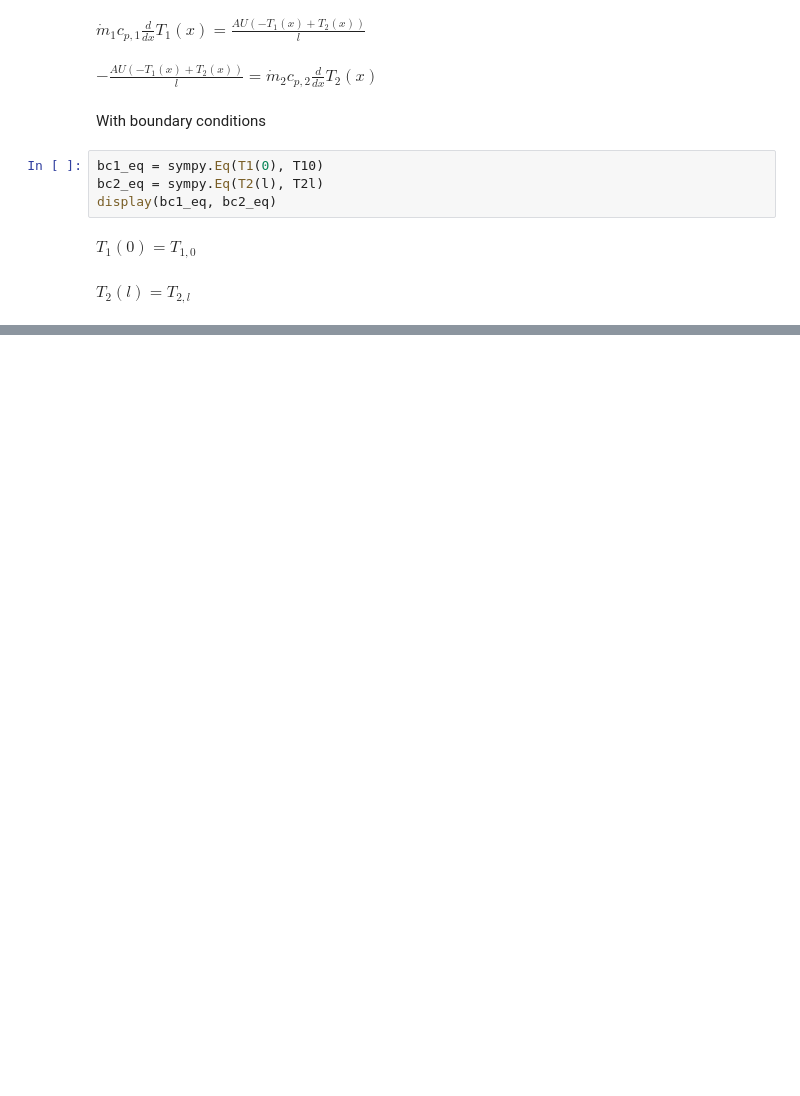
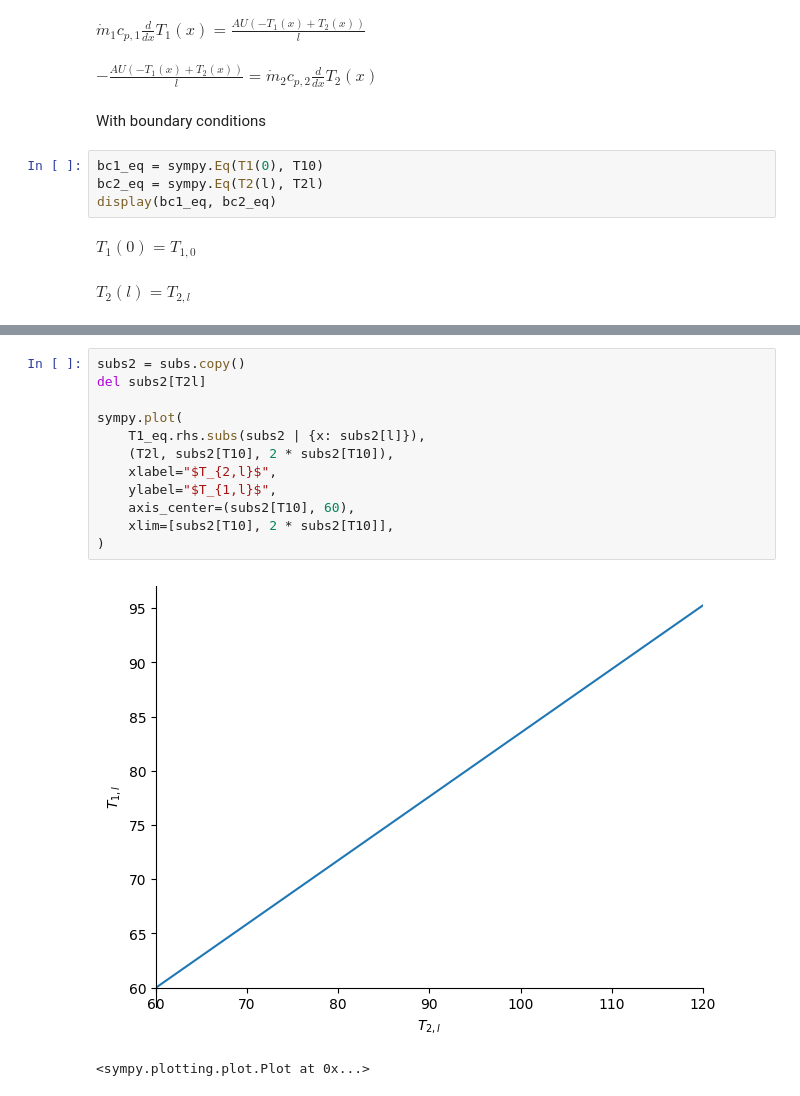
Before and after one commit to zuckerruebe/notebooks, a Jupyter notebook: lmtd.ipynb, the cells around one changed output, grey strips where cells are left out. Cells and saved outputs as stored; diff of their text form; blank space fills up the shorter version.

```diff
--- a/lmtd.ipynb
+++ b/lmtd.ipynb
@@ -248,0 +89,15 @@ sympy.plot(T1lp_ones_sol, T20p_ones_sol, (f, 1, 5), legend=True)
+# %%
+subs2 = subs.copy()
+del subs2[T2l]
+
+sympy.plot(
+    T1_eq.rhs.subs(subs2 | {x: subs2[l]}),
+    (T2l, subs2[T10], 2 * subs2[T10]),
+    xlabel="$T_{2,l}$",
+    ylabel="$T_{1,l}$",
+    axis_center=(subs2[T10], 60),
+    xlim=[subs2[T10], 2 * subs2[T10]],
+)
+# %% [output]
+[figure, added]
+<sympy.plotting.plot.Plot at 0x...>
```
Also changed, not shown: parts of 46 cells of this notebook.
